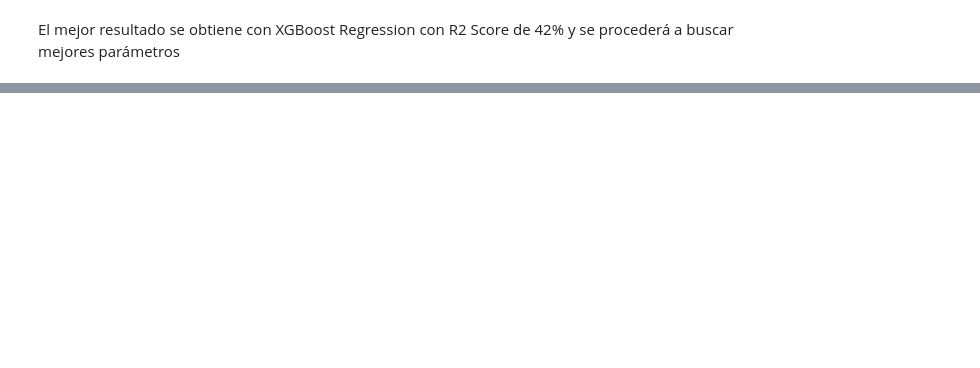
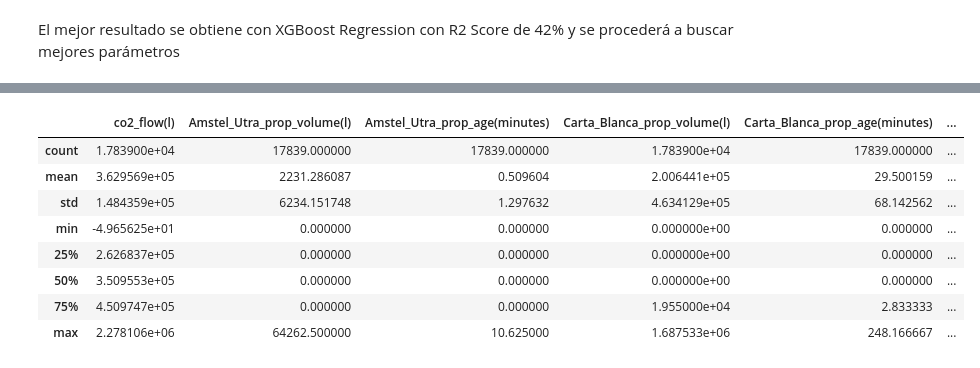
Before and after one commit to A01793469/CO2MassBalance_Equipo6, a Jupyter notebook: Avance4_Equipo6.ipynb, the cells around one changed output, grey strips where cells are left out. Drawn from its saved outputs; the diff is of its cells as text; code cells hidden in the pictures; blank space fills up the shorter version.

```diff
--- a/Avance4_Equipo6.ipynb
+++ b/Avance4_Equipo6.ipynb
@@ -1878,0 +1648,5 @@ R2 Score para Random Forest (con ajuste de parámetros): 0.4757673831796173
+# %%
+datehour_target_df = pd.DataFrame()
+datehour_target_df['datetime(yyyy-mm-dd hh)'] = datehour_sums.index
+datehour_target_df['co2_flow(l)'] = datehour_sums.values
+datehour_target_df.head()
@@ -1878,0 +1660,48 @@ R2 Score para Random Forest (con ajuste de parámetros): 0.4757673831796173
+# %%
+def datehours_comparison(df_row, ref_dt):
+    dt_format = '%Y-%m-%d %H'
+    dt_reference = datetime.datetime.strptime(ref_dt, dt_format)
+    dt_start = datetime.datetime.strptime(f"{df_row['start_con_date']} {df_row['start_con_time'][:2]}", dt_format)
+    dt_end = datetime.datetime.strptime(f"{df_row['end_con_date']} {df_row['end_con_time'][:2]}", dt_format)
+    delta_start = dt_reference - dt_start
+    delta_end = dt_end - dt_reference
+    seconds_start = delta_start.total_seconds()
+    seconds_end = delta_end.total_seconds()
+
+    if seconds_start < 1:
+        return 0
+    elif seconds_end < 1:
+        return 0
+    else:
+        return seconds_start/86_400
+# %%
+"""
+for brand in registers_df.Brand.unique():
+    datehour_target_df[f'{brand.replace(" ","_")}_prop_volume(l)'] = np.zeros((len(datehour_target_df),))
+    datehour_target_df[f'{brand.replace(" ","_")}_prop_age(minutes)'] = np.zeros((len(datehour_target_df),))
+    dh_brand_df = temp_registers_df[temp_registers_df['Brand'] == brand]
+    for reference_dh in datehour_target_df['datetime(yyyy-mm-dd hh)'].values:
+        current_dh_df = dh_brand_df.copy()
+        current_dh_df['age'] = current_dh_df.apply(
+            lambda x: datehours_comparison(x, reference_dh), axis=1)
+        if current_dh_df['age'].sum() == 0:
+            continue
+        current_dh_df['prop_capacity']  = current_dh_df.capacity * current_dh_df.age
+        prop_vol, prop_age = current_dh_df[['prop_capacity', 'age']].sum().values
+        datehour_target_df.loc[datehour_target_df['datetime(yyyy-mm-dd hh)'] == reference_dh,
+                           f'{brand.replace(" ","_")}_prop_volume(l)'] = prop_vol
+        datehour_target_df.loc[datehour_target_df['datetime(yyyy-mm-dd hh)'] == reference_dh,
+                           f'{brand.replace(" ","_")}_prop_age(minutes)'] = prop_age
+"""
+# %%
+datehour_target_df.describe()
+# %% [output]
+|  | co2_flow(l) | Amstel_Utra_prop_volume(l) | Amstel_Utra_prop_age(minutes) | Carta_Blanca_prop_volume(l) | Carta_Blanca_prop_age(minutes) | ... |
+| count | 1.783900e+04 | 17839.000000 | 17839.000000 | 1.783900e+04 | 17839.000000 | ... |
+| mean | 3.629569e+05 | 2231.286087 | 0.509604 | 2.006441e+05 | 29.500159 | ... |
+| std | 1.484359e+05 | 6234.151748 | 1.297632 | 4.634129e+05 | 68.142562 | ... |
+| min | -4.965625e+01 | 0.000000 | 0.000000 | 0.000000e+00 | 0.000000 | ... |
+| 25% | 2.626837e+05 | 0.000000 | 0.000000 | 0.000000e+00 | 0.000000 | ... |
+| 50% | 3.509553e+05 | 0.000000 | 0.000000 | 0.000000e+00 | 0.000000 | ... |
+| 75% | 4.509747e+05 | 0.000000 | 0.000000 | 1.955000e+04 | 2.833333 | ... |
+| max | 2.278106e+06 | 64262.500000 | 10.625000 | 1.687533e+06 | 248.166667 | ... |
```
Also changed, not shown: parts of 66 cells of this notebook, 1 other file.
